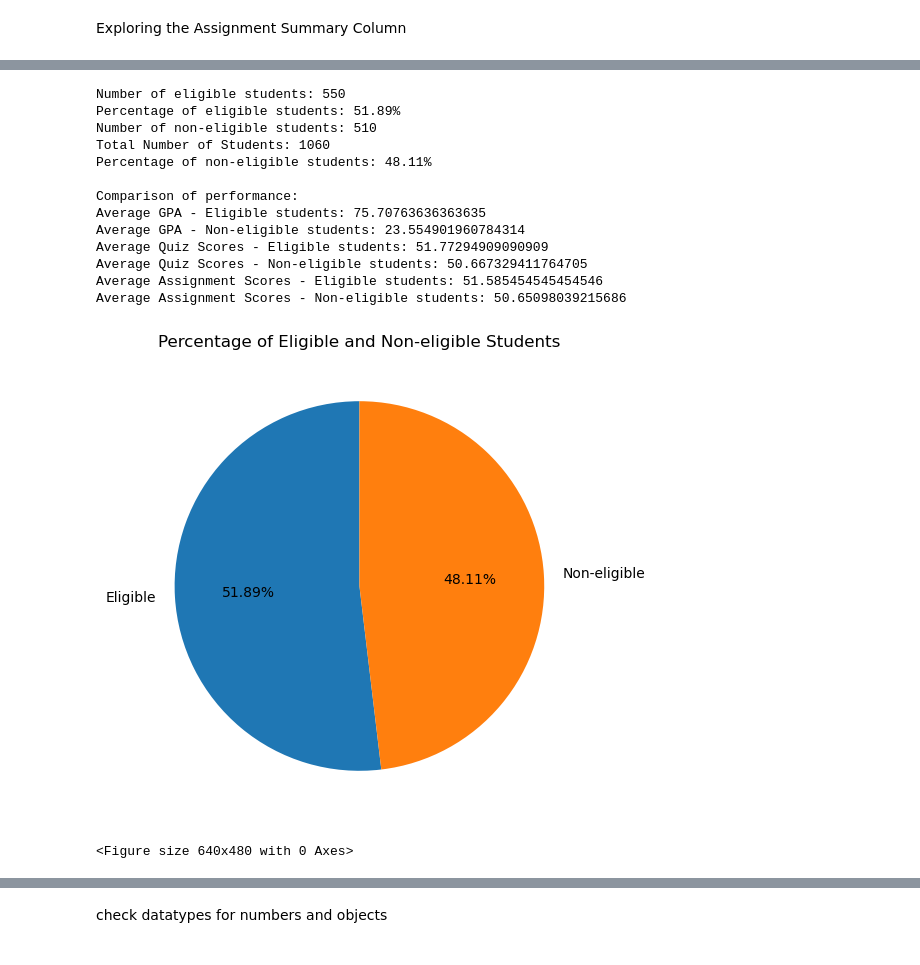
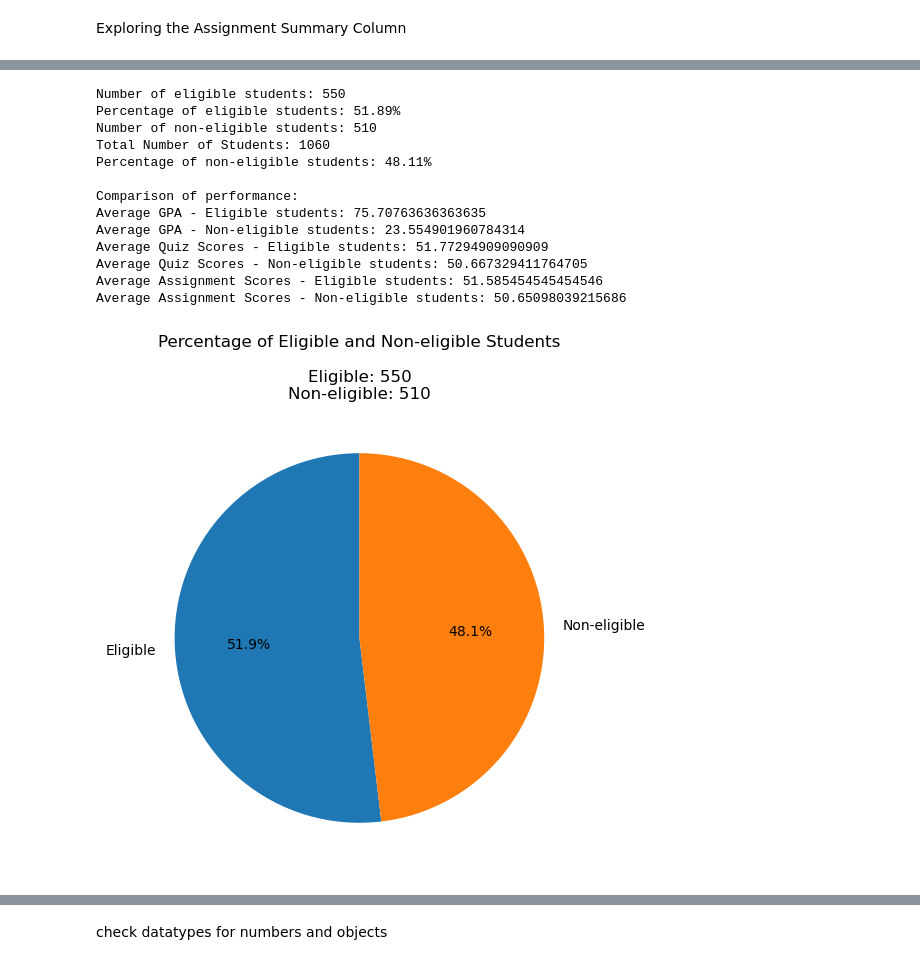
Before and after one commit to Placidus-Ali/intermediate_projects, a Jupyter notebook: citrone_performance.ipynb, the cells around one changed output, grey strips where cells are left out. Saved outputs shown, nothing was run; the diff lists cells and outputs as text; code cells hidden in the pictures.

```diff
--- a/citrone_performance.ipynb
+++ b/citrone_performance.ipynb
@@ -411,36 +406,36 @@ print("Total Number of Students:", total_students)
 print("Percentage of non-eligible students: {:.2f}%".format(percentage_non_eligible_students))
 print("\nComparison of performance:")
 print("Average GPA - Eligible students:", eligible_gpa)
 print("Average GPA - Non-eligible students:", non_eligible_gpa)
 print("Average Quiz Scores - Eligible students:", eligible_quiz_scores)
 print("Average Quiz Scores - Non-eligible students:", non_eligible_quiz_scores)
 print("Average Assignment Scores - Eligible students:", eligible_assignment_scores)
 print("Average Assignment Scores - Non-eligible students:", non_eligible_assignment_scores)
 
 
 labels = ['Eligible', 'Non-eligible']
 sizes = [51.89, 48.11]
 
 # Plotting the pie chart
 plt.figure(figsize=(8, 6))
-plt.pie(sizes, labels=labels, autopct='%1.2f%%', startangle=90)
-plt.title('Percentage of Eligible and Non-eligible Students')
+plt.pie(sizes, labels=labels, autopct='%1.1f%%', startangle=90)
+plt.title('Percentage of Eligible and Non-eligible Students\n\n'
+          f'Eligible: {num_eligible_students}\n'
+          f'Non-eligible: {num_non_eligible_students}')
+plt.savefig('Eligible')
 plt.show()
-
-plt.savefig('Eligible.png')
 # %% [output]
 Number of eligible students: 550
 Percentage of eligible students: 51.89%
 Number of non-eligible students: 510
 Total Number of Students: 1060
 Percentage of non-eligible students: 48.11%
 
 Comparison of performance:
 Average GPA - Eligible students: 75.70763636363635
 Average GPA - Non-eligible students: 23.554901960784314
 Average Quiz Scores - Eligible students: 51.77294909090909
 Average Quiz Scores - Non-eligible students: 50.667329411764705
 Average Assignment Scores - Eligible students: 51.585454545454546
 Average Assignment Scores - Non-eligible students: 50.65098039215686
-[figure, old version]
+[figure, new version]
-<Figure size 640x480 with 0 Axes>
```
Also changed, not shown: parts of 8 cells of this notebook, 10 other files.
